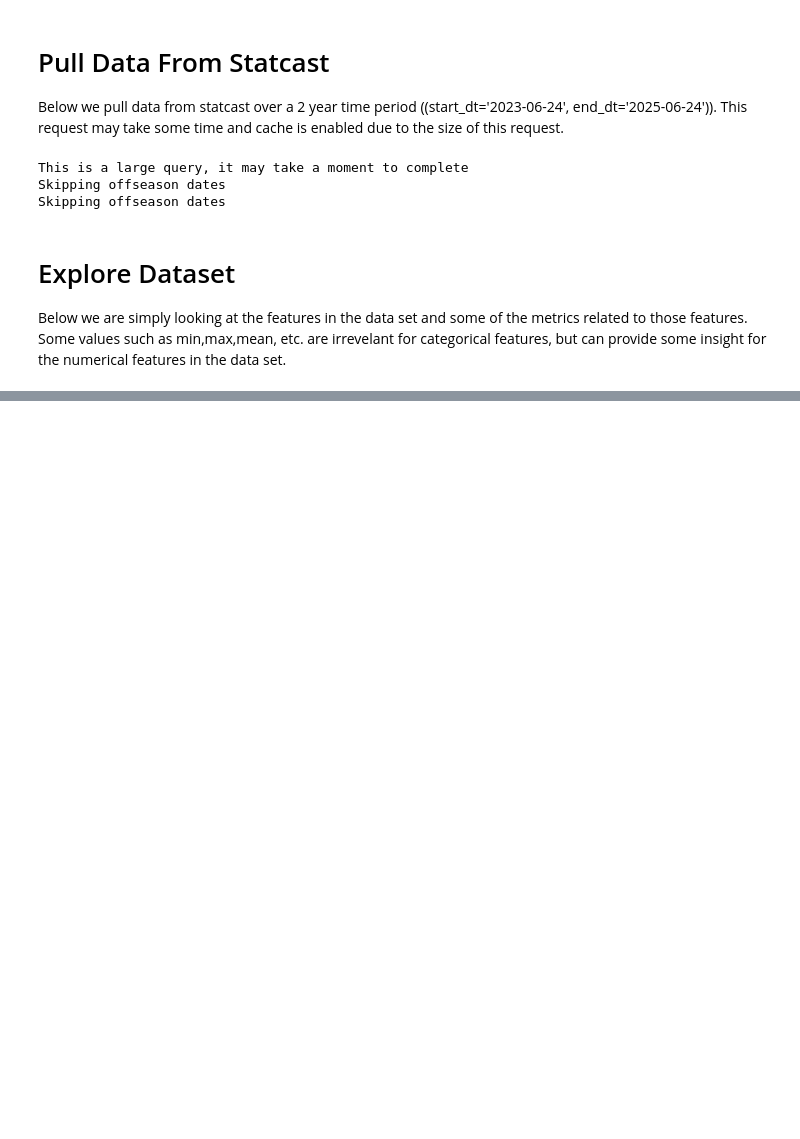
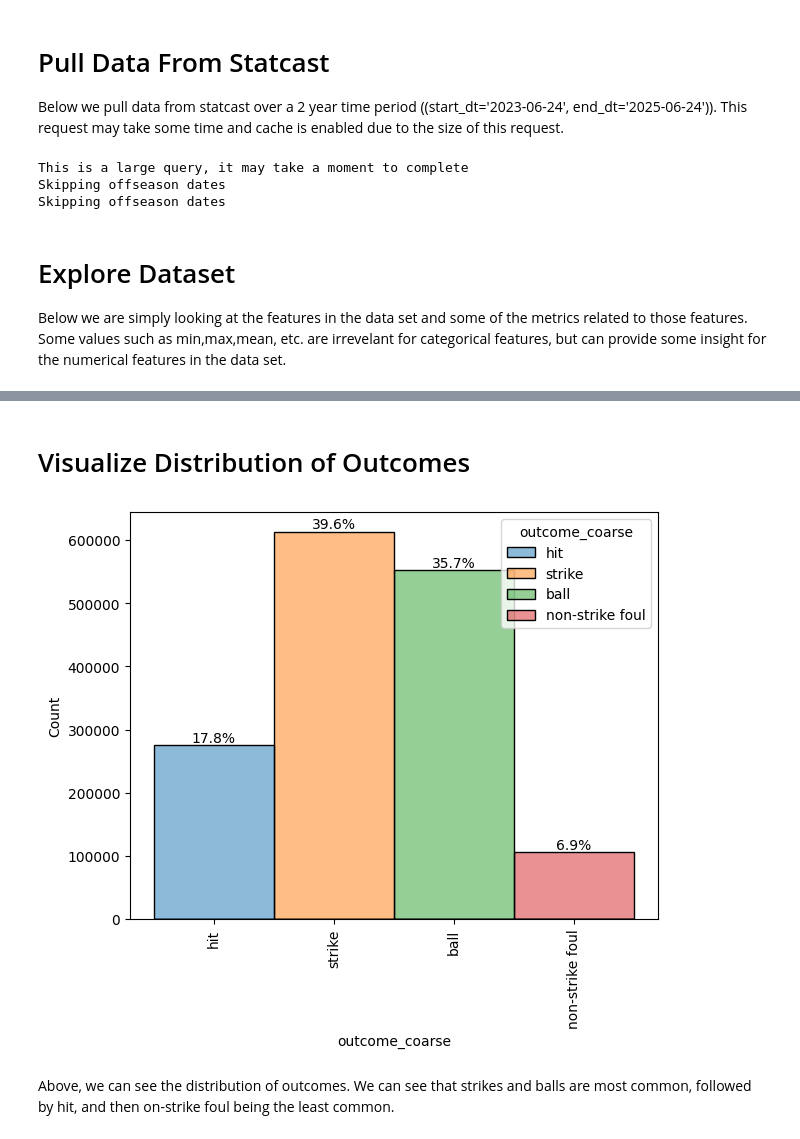
Before and after one commit to chris-codes1212/pitch-odds-project, a Jupyter notebook: pitch_by_pitch.ipynb, the cells around one changed output, grey strips where cells are left out. Saved outputs shown, nothing was run; the diff lists cells and outputs as text; code cells hidden in the pictures; blank space fills up the shorter version.

```diff
--- a/pitch_by_pitch.ipynb
+++ b/pitch_by_pitch.ipynb
@@ -224,5 +93,0 @@ df["batter_contact_rate"] = (
-# %%
-df["batter_contact_amt"] = (
-    df.groupby("batter")["description"]
-      .transform(lambda x: x.isin(["foul", "in_play"]).expanding().sum())
-)
@@ -562,0 +113,14 @@ plt.show()
+# %%
+df_copy = df.copy()
+drop_features = ['game_date', 'player_name', 'game_date', 'type', 'sv_id', 'api_break_z_with_gravity', 'api_break_x_arm', 'api_break_x_batter_in',
+                 'des', 'type', 'game_pk', 'fielder_2', 'fielder_3', 'fielder_4', 'fielder_5', 'fielder_6', 'fielder_7' ,'fielder_8' ,'fielder_9',
+                'estimated_ba_using_speedangle', 'estimated_woba_using_speedangle', 'iso_value', 'home_score', 'away_score', 'pitcher_days_until_next_game', 'batter_days_until_next_game'
+]
+
+for col in df_copy.columns:
+    if 'deprecated' in col or 'legacy' in col:
+        drop_features.append(col)
+
+df_copy.drop(columns=drop_features)
+
+# drop features with 'deprecated' or 'legacy' in their name
@@ -562,0 +182,31 @@ plt.show()
+# %%
+df_copy['is_strike'] = df_copy['outcome_coarse'].isin(['strike'])
+df_copy['is_hit'] = df_copy['outcome_coarse'].isin(['hit'])
+df_copy['is_ball'] = df_copy['outcome_coarse'].isin(['ball'])
+df_copy['is_foul'] = df_copy['outcome_coarse'].isin(['non-strike foul'])
+# %% [markdown]
+# Visualize Distribution of Outcomes
+# %%
+fig, ax = plt.subplots() #2,1, figsize=(8,10)
+sns.histplot(data = df_copy, ax=ax, x='outcome_coarse', hue='outcome_coarse')
+# sns.histplot(data = df, ax=ax[1], x='outcome', hue='outcome', stat='percent')
+
+#Calculate percentages and add labels
+total = len(df_copy['outcome_coarse'])
+for p in ax.patches:
+    height = p.get_height()
+    if height>0:
+        percentage = f'{(height / total * 100):.1f}%' # calculate percentage
+        ax.text(p.get_x() + p.get_width() / 2.,
+                height,
+                percentage,
+                ha='center', va='bottom')
+
+plt.tight_layout()
+plt.xticks(rotation=90)
+
+plt.show()
+# %% [output]
+[figure, added]
+# %% [markdown]
+Above, we can see the distribution of outcomes. We can see that strikes and balls are most common, followed by hit, and then on-strike foul being the least common.
```
Also changed, not shown: parts of 118 cells of this notebook.
